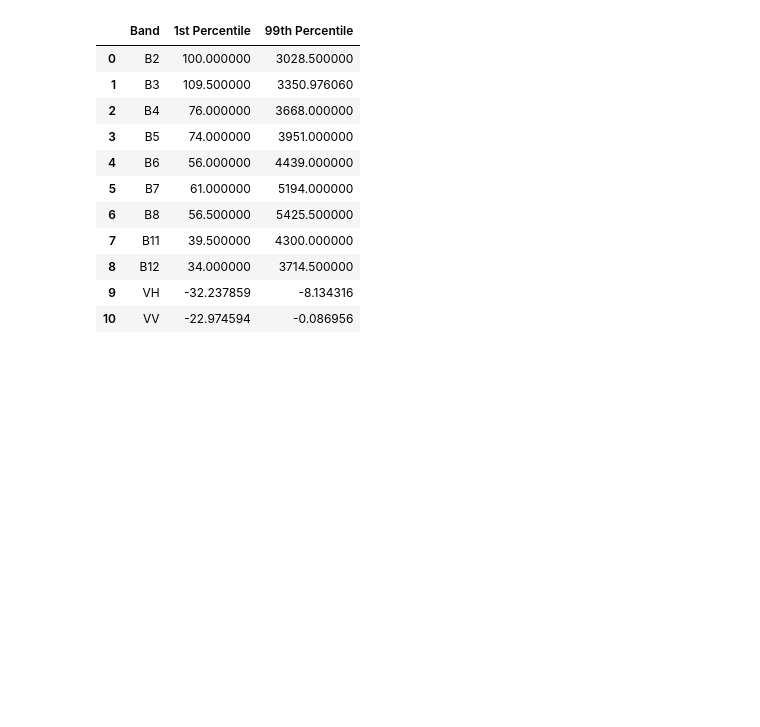
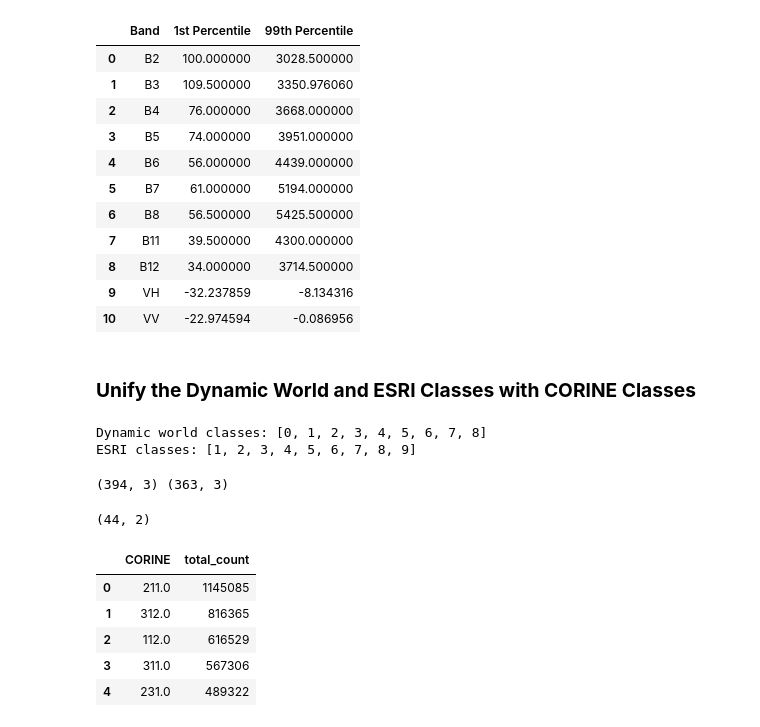
Before and after one commit to geonextgis/landscape-classification, a Jupyter notebook: exploratory_data_analysis.ipynb, the cells around one changed output. Cells and saved outputs as stored; diff of their text form; code cells hidden in the pictures; blank space fills up the shorter version.

```diff
--- a/exploratory_data_analysis.ipynb
+++ b/exploratory_data_analysis.ipynb
@@ -134,3 +192,39 @@ percentiles_df
 # %%
 # Save the dataframe
 # percentiles_df.to_csv(os.path.join(csv_out_dir, 'percentile_normalization_parameters.csv'), index=False)
+# %% [markdown]
+### **Unify the Dynamic World and ESRI Classes with CORINE Classes**
+# %%
+# Get the unique classes from Dynamic world and ESRI
+dynamic_world_classes = [int(i) for i in sorted(country_sample_stat_df['DW'].unique())]
+esri_classes = [int(i) for i in sorted(country_sample_stat_df['ESRI'].unique())]
+print('Dynamic world classes:', dynamic_world_classes)
+print('ESRI classes:', esri_classes)
+# %% [output]
+Dynamic world classes: [0, 1, 2, 3, 4, 5, 6, 7, 8]
+ESRI classes: [1, 2, 3, 4, 5, 6, 7, 8, 9]
+# %%
+# Extract the class information
+lulc_class_df = country_sample_stat_df.iloc[:, :3]
+lulc_class_df = lulc_class_df[~lulc_class_df['CORINE'].isin([0, 999])]
+
+# Count occurrences of each (CORINE, DW), (CORINE, ESRI) combination
+corine_dw_counts = lulc_class_df[['CORINE', 'DW']].groupby(["CORINE", "DW"]).size().reset_index(name="count")
+corine_esri_counts = lulc_class_df[['CORINE', 'ESRI']].groupby(["CORINE", "ESRI"]).size().reset_index(name="count")
+print(corine_dw_counts.shape, corine_esri_counts.shape)
+# %% [output]
+(394, 3) (363, 3)
+# %%
+# Total occurrences per CORINE class
+corine_totals = lulc_class_df["CORINE"].value_counts().reset_index()
+corine_totals.columns = ["CORINE", "total_count"]
+print(corine_totals.shape)
+corine_totals.head()
+# %% [output]
+(44, 2)
+|  | CORINE | total_count |
+| 0 | 211.0 | 1145085 |
+| 1 | 312.0 | 816365 |
+| 2 | 112.0 | 616529 |
+| 3 | 311.0 | 567306 |
+| 4 | 231.0 | 489322 |
```
Also changed, not shown: parts of 10 cells of this notebook, 2 other files.
